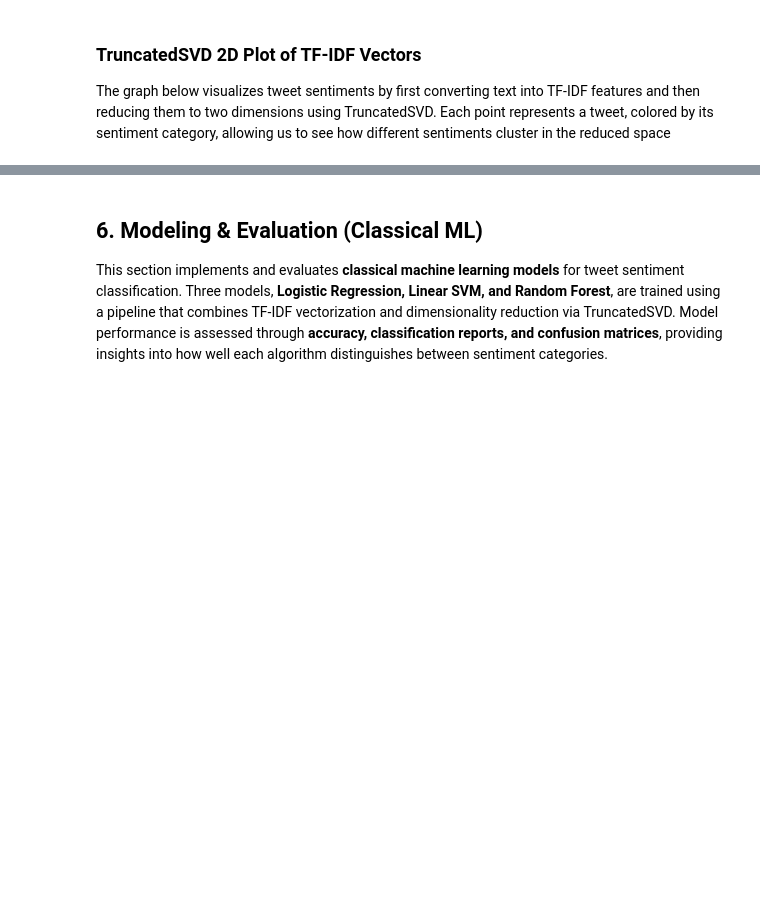
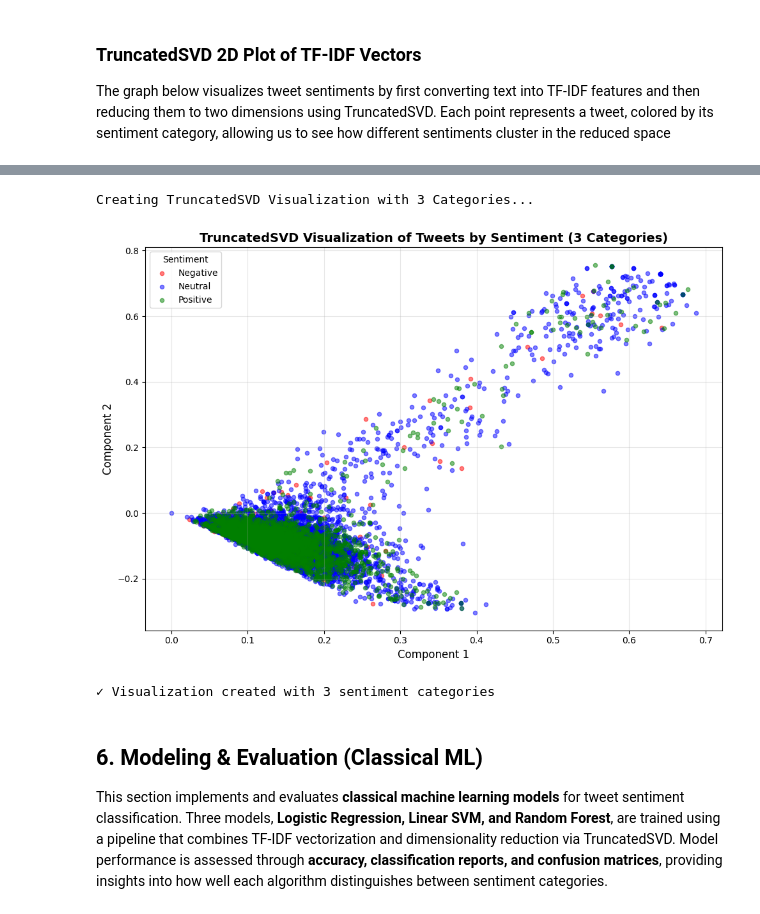
Before and after one commit to Ominak/Analysis-of-Twitter-sentiment-about-Apple-and-Google-products, a Jupyter notebook: Phase4Project_NLP_TwitterSentimentAnalysis.ipynb, the cells around one changed output, grey strips where cells are left out. Drawn from its saved outputs; the diff is of its cells as text; code cells hidden in the pictures; blank space fills up the shorter version.

```diff
--- a/Phase4Project_NLP_TwitterSentimentAnalysis.ipynb
+++ b/Phase4Project_NLP_TwitterSentimentAnalysis.ipynb
@@ -261,3 +325,50 @@ plt.show()
+# %%
+# Update the SVD visualization to use 3 categories
+print("Creating TruncatedSVD Visualization with 3 Categories...")
+
+# TF-IDF vectorization
+tfidf = TfidfVectorizer(max_features=5000, ngram_range=(1,2))
+X_tfidf = tfidf.fit_transform(X)  # Use the full X
+
+# Reduce to 2 components
+svd = TruncatedSVD(n_components=2, random_state=42)
+X_reduced = svd.fit_transform(X_tfidf)
+
+# Create color mapping for 3 categories
+color_map = {
+    'Negative': 'red',
+    'Positive': 'green',
+    'Neutral': 'blue'
+}
+
+# Create the plot
+plt.figure(figsize=(10, 7))
+
+# Plot each sentiment separately
+for sentiment in ['Negative', 'Neutral', 'Positive']:
+    mask = y == sentiment
+    plt.scatter(
+        X_reduced[mask, 0],
+        X_reduced[mask, 1],
+        c=color_map[sentiment],
+        label=sentiment,
+        alpha=0.5,
+        s=20
+    )
+
+plt.title("TruncatedSVD Visualization of Tweets by Sentiment (3 Categories)", fontsize=14, fontweight='bold')
+plt.xlabel("Component 1", fontsize=12)
+plt.ylabel("Component 2", fontsize=12)
+plt.legend(title="Sentiment")
+plt.grid(alpha=0.3)
+plt.tight_layout()
+plt.show()
+
+print("✓ Visualization created with 3 sentiment categories")
+# %% [output]
+Creating TruncatedSVD Visualization with 3 Categories...
+[figure, added]
+✓ Visualization created with 3 sentiment categories
 # %% [markdown]
 ## 6. Modeling & Evaluation (Classical ML)
 This section implements and evaluates **classical machine learning models** for tweet sentiment classification. Three models, **Logistic Regression, Linear SVM, and Random Forest**, are trained using a pipeline that combines TF-IDF vectorization and dimensionality reduction via TruncatedSVD. Model performance is assessed through **accuracy, classification reports, and confusion matrices**, providing insights into how well each algorithm distinguishes between sentiment categories.
```
Also changed, not shown: parts of 38 cells of this notebook.
